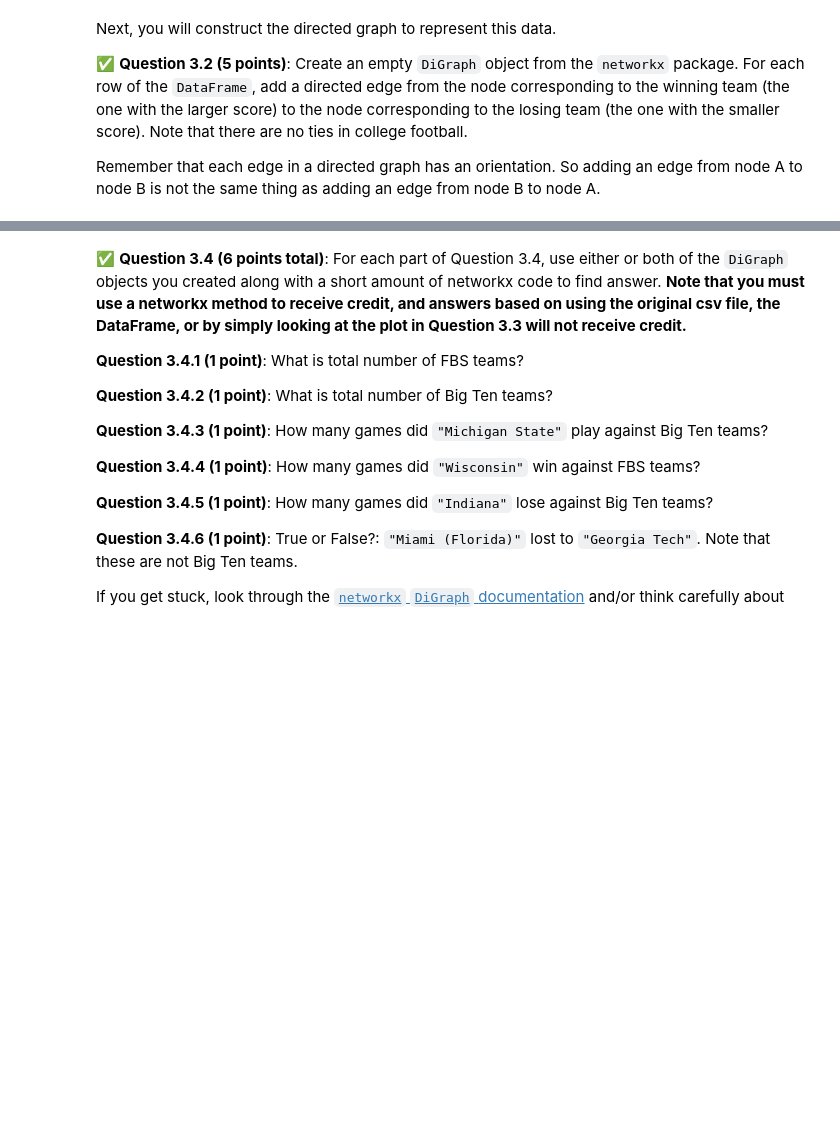
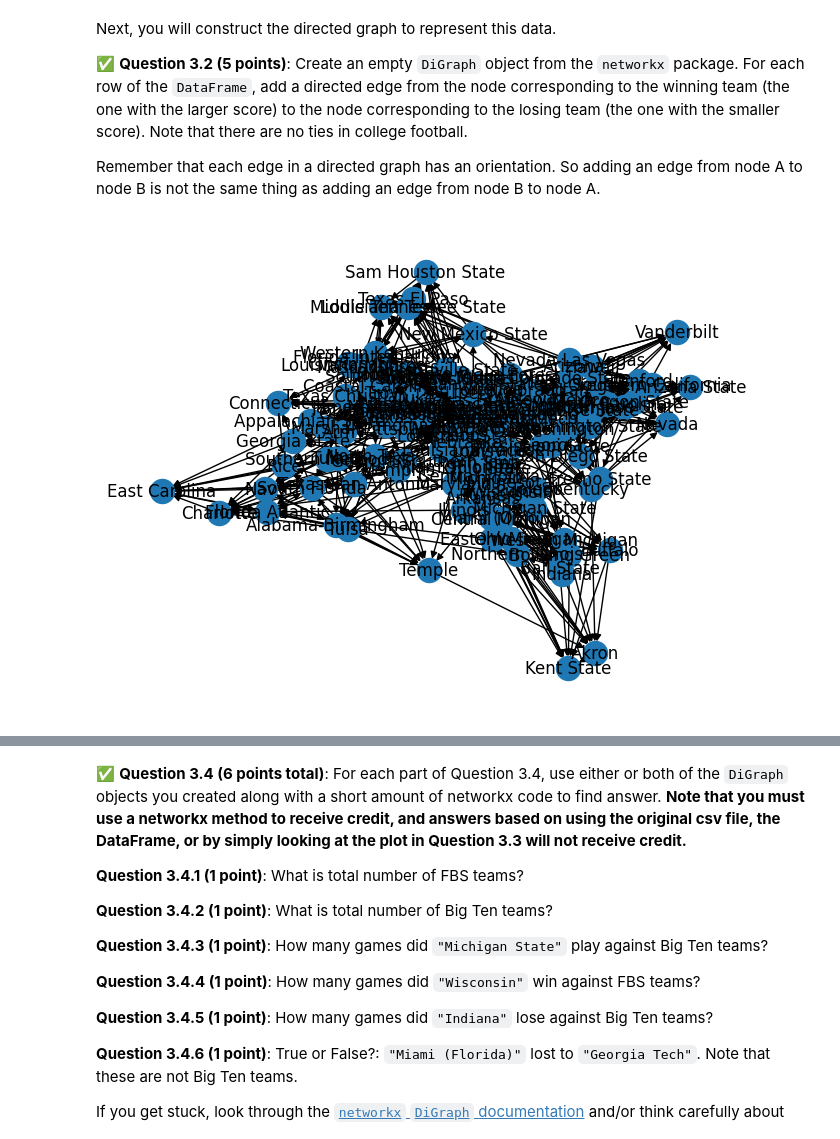
Before and after one commit to LeoAShelp/CMSE202-f23-turnin, a Jupyter notebook: hw-02/HW-02_ABMandGraphTheory-STUDENT (1).ipynb, the cells around one changed output, grey strips where cells are left out. Saved outputs shown, nothing was run; the diff lists cells and outputs as text; code cells hidden in the pictures; blank space fills up the shorter version.

```diff
--- a/hw-02/HW-02_ABMandGraphTheory-STUDENT (1).ipynb
+++ b/hw-02/HW-02_ABMandGraphTheory-STUDENT (1).ipynb
@@ -471,3 +471,8 @@ Each row contains data from one game between two FBS teams. The first column con
 **Do This:** Load the data in this file into a `Pandas` `DataFrame`, and **give the columns appropriate titles**. Display the first few and last few rows of the `DataFrame`.
 # %%
 # Put your code for Question 3.1 here:
+import pandas as pd
+columns = ['date', 'home_team', 'home_score', 'away_team', 'away_score']
+data = pd.read_csv("NCAAFootballScores2023.csv", names = columns)
+
+data
@@ -482,3 +499,21 @@ Remember that each edge in a directed graph has an orientation. So adding an edg
+# %%
+# Put your code for Question 3.2 here:
+import networkx as nx
+wins = data[data.home_score > data.away_score]
+losses = data[data.away_score > data.home_score]
+gamegraph = nx.DiGraph()
+
+gamegraph.add_nodes_from(data["home_team"].unique())
+edgehome = [(row["home_team"], row["away_team"]) for i, row in wins.iterrows()]
+edgeaway = [(row["away_team"], row["home_team"]) for i, row in losses.iterrows()]
+gamegraph.add_edges_from(edgehome)
+gamegraph.add_edges_from(edgeaway)
+
+nx.draw(gamegraph, with_labels = True)
+
+#This graph is an abomination
+# %% [output]
+[figure, added]
 # %% [markdown]
 This graph has over 100 nodes and hundreds of edges, so it will be hard to look at the entire graph at once. But we can construct and display a small subgraph of the entire directed graph.
 
```
Also changed, not shown: parts of 14 cells of this notebook.
